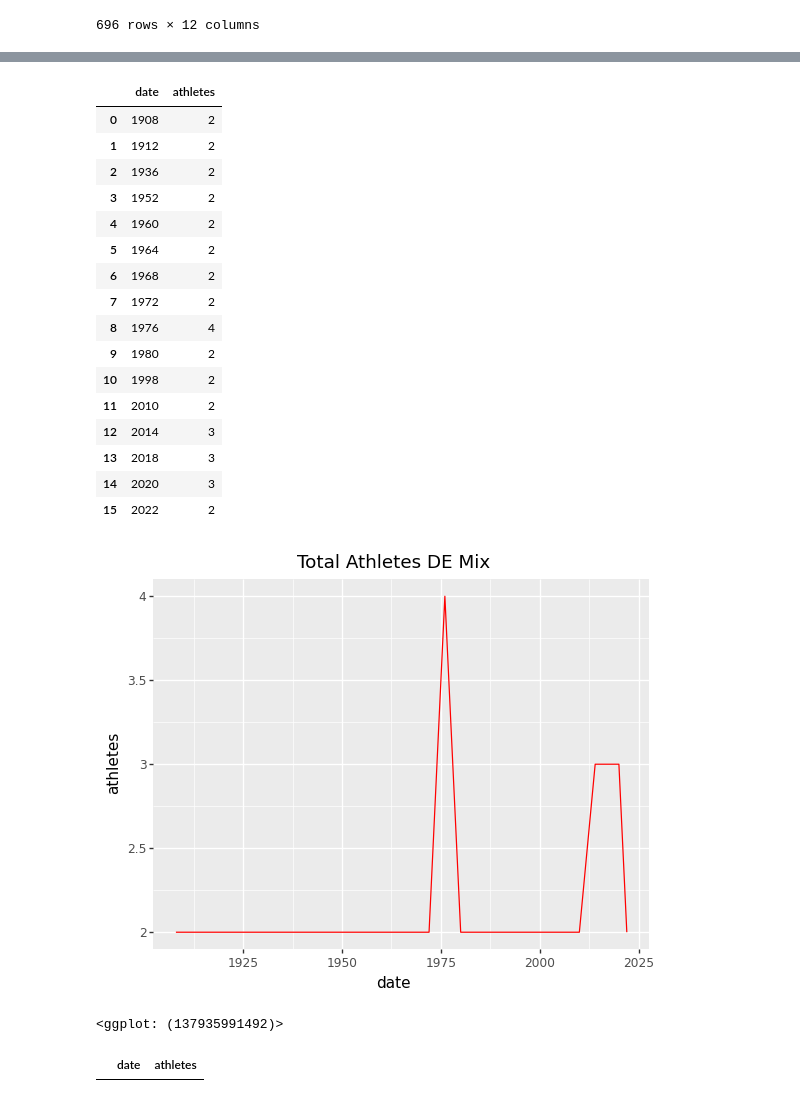
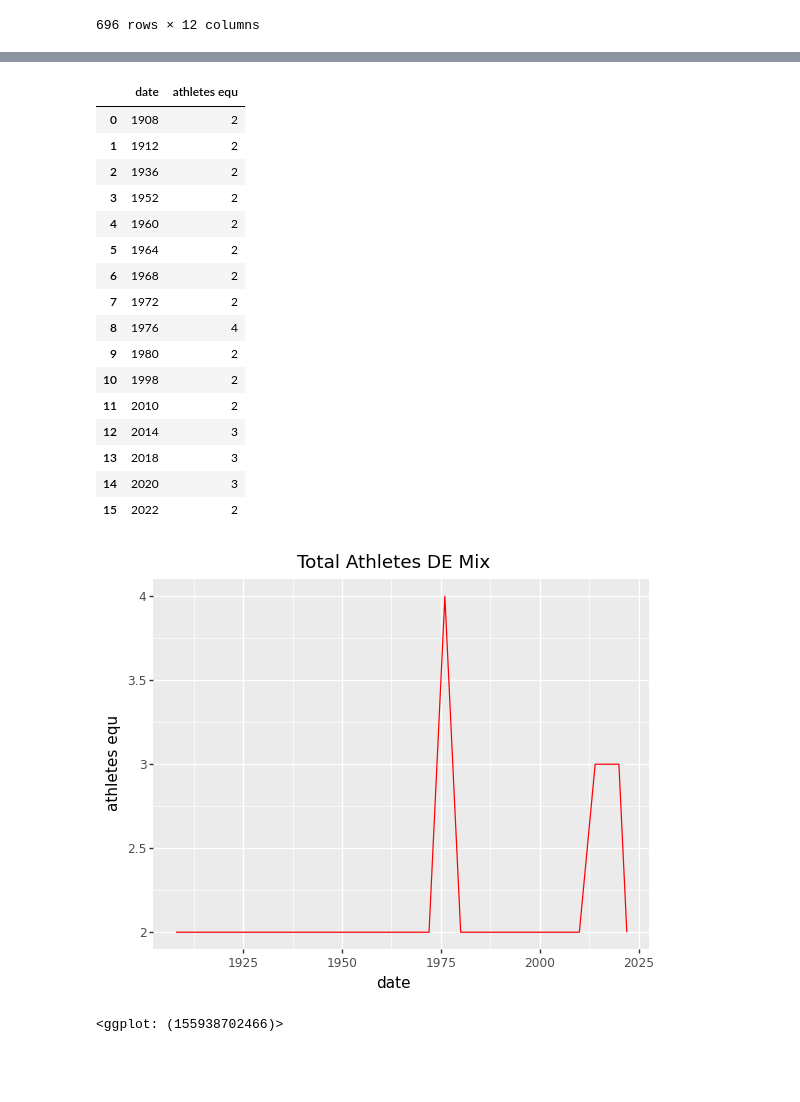
Before and after one commit to LakhbirSin/DessineMoiJO, a Jupyter notebook: JO BON.ipynb, the cells around one changed output, grey strips where cells are left out. Saved outputs shown, nothing was run; the diff lists cells and outputs as text; code cells hidden in the pictures; blank space fills up the shorter version.

```diff
--- a/Untitled.ipynb
+++ b/JO BON.ipynb
@@ -290,10 +290,10 @@ for value in Mixed["slug_game"].values:
 
 Mixed.insert(12, "date", np.array(dates))
 # %%
-MixedY = Mixed.groupby(by="date").event_gender.size().reset_index(name='athletes')
+MixedY = Mixed.groupby(by="date").event_gender.size().reset_index(name='athletes equ')
 MixedY
 # %% [output]
-|  | date | athletes |
+|  | date | athletes equ |
 | 0 | 1908 | 2 |
 | 1 | 1912 | 2 |
 | 2 | 1936 | 2 |
@@ -312,13 +312,8 @@ MixedY
 | 15 | 2022 | 2 |
 # %%
 plotM = p9.ggplot(data=MixedY,
-           mapping=p9.aes(x="date", y="athletes"))
+           mapping=p9.aes(x="date", y="athletes equ"))
 plotM + p9.geom_line(color='red') + p9.ggtitle("Total Athletes DE Mix")
 # %% [output]
-[figure, old version]
+[figure, new version]
-<ggplot: (137935991492)>
+<ggplot: (155938702466)>
-# %%
-AthletesAll = pd.merge(FemmeY,HommeY)
-AthletesAll
-# %% [output]
-|  | date | athletes |
```
Also changed, not shown: parts of 12 cells of this notebook.
